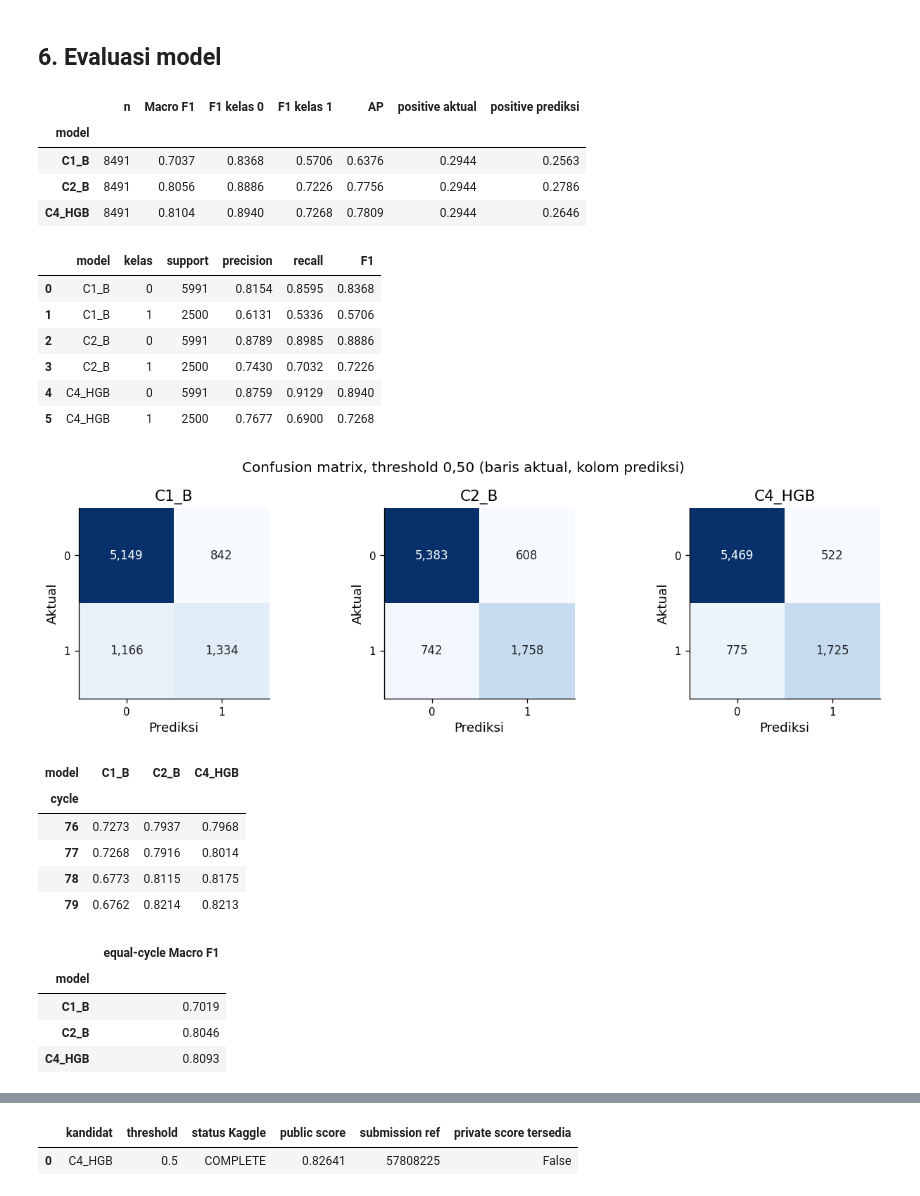
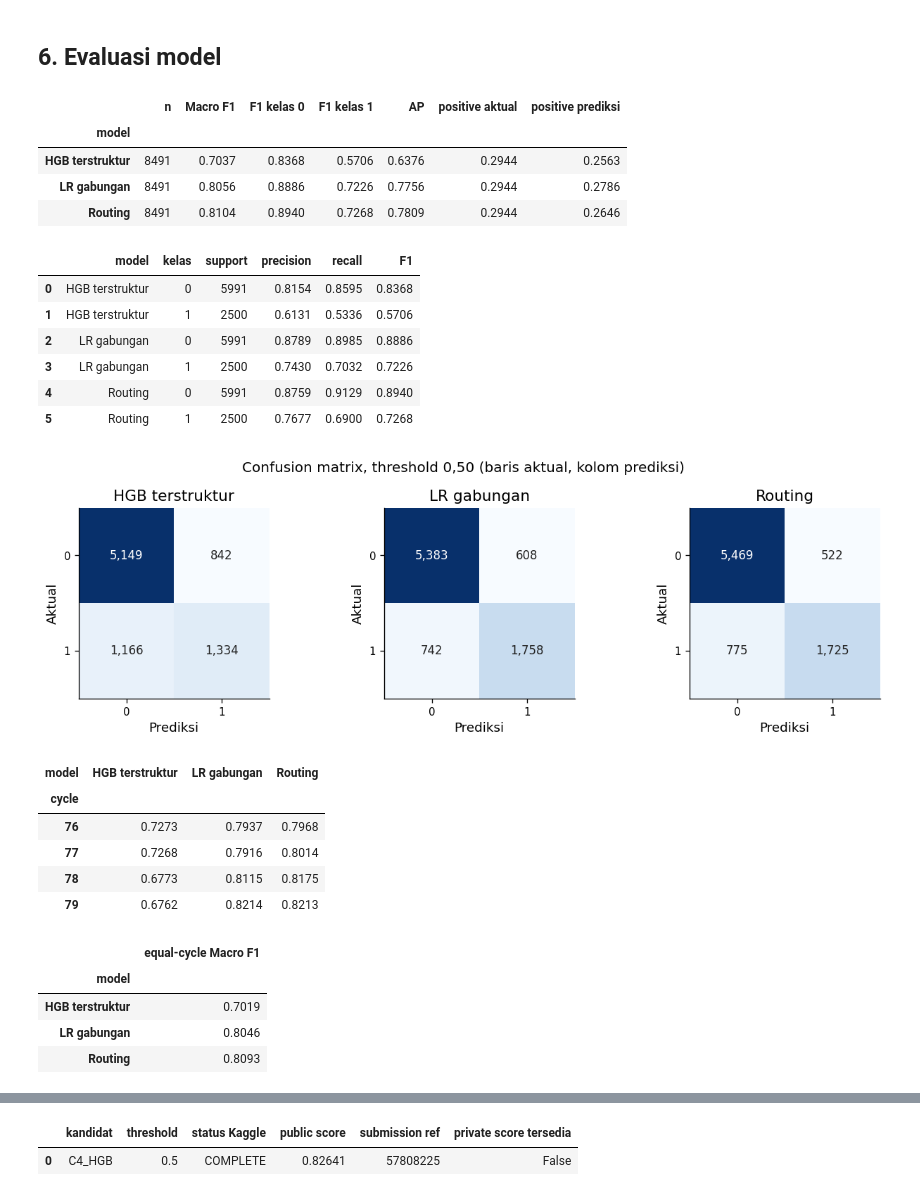
Before and after one commit to samindriano/tk2-kasdad, a Jupyter notebook: notebooks/samuel/final/TP2_Classification_A06_KasdudLovers_SamuelIndriano_2406400524.ipynb, the cells around one changed output, grey strips where cells are left out. Drawn from its saved outputs; the diff is of its cells as text; code cells hidden in the pictures.

```diff
--- a/notebooks/samuel/final/TP2_Classification_A06_KasdudLovers_SamuelIndriano_2406400524.ipynb
+++ b/notebooks/samuel/final/TP2_Classification_A06_KasdudLovers_SamuelIndriano_2406400524.ipynb
@@ -436,4 +438,6 @@ Tabel berikut berasal dari eksperimen historis terverifikasi. Primary menggabung
 # %%
+MODEL_LABELS = {"C0_A":"Majority", "C0_C":"LR dua fitur", "C1_A":"LR terstruktur", "C1_B":"HGB terstruktur", "C2_A":"LR teks", "C2_B":"LR gabungan", "C4_LR":"Routing fallback LR", "C4_HGB":"Routing"}
+
 def load_verified_history(round_name):
     folder = PROJECT_ROOT / f"reports/classification_{round_name}"
     result = json.loads((folder / "results.json").read_text(encoding="utf-8"))
@@ -459,7 +463,7 @@ for recipe, label in names.items():
 evolution_rows.append({"recipe":"C4_HGB","metode":"Hybrid + HGB availability routing",
     "Primary Macro F1":r2_primary["C4_HGB"]["metrics"]["macro_f1"],
     "H12 Macro F1":r2_h12["C4_HGB"]["metrics"]["macro_f1"]})
-evolution = pd.DataFrame(evolution_rows).set_index("recipe")
+evolution = pd.DataFrame(evolution_rows).set_index("recipe").rename(index=MODEL_LABELS).rename(index=MODEL_LABELS)
 display(evolution.round(5))
 ax=evolution[["Primary Macro F1","H12 Macro F1"]].plot.barh(color=["#276b86","#b45d36"],figsize=(9,4))
 ax.set(title="Historis: alasan beralih dari baseline ke routing", xlabel="Macro F1", xlim=(0,1),ylabel="")
@@ -469,10 +473,10 @@ threshold_rows = []
 for family, key in [("Primary", "primary"), ("H12 pooled", "secondary")]:
     for policy in ["fixed_0.5", "inner_pooled"]:
         cell = history_r2["aggregate"][key][policy]["C2_B"]
-        threshold_rows.append({"recipe": "C2_B", "keluarga": family, "policy": policy,
+        threshold_rows.append({"recipe": MODEL_LABELS["C2_B"], "keluarga": family, "policy": policy,
                                "Macro F1": cell["metrics"]["macro_f1"]})
         route = history_r2["aggregate"][key][policy]["C4_HGB"]
-        threshold_rows.append({"recipe": "C4_HGB", "keluarga": family, "policy": policy,
+        threshold_rows.append({"recipe": MODEL_LABELS["C4_HGB"], "keluarga": family, "policy": policy,
                                "Macro F1": route["metrics"]["macro_f1"]})
 display(pd.DataFrame(threshold_rows).pivot_table(index=["recipe", "keluarga"], columns="policy",
                                                  values="Macro F1").round(4))
@@ -482,7 +486,7 @@ for recipe in ["C2_B", "C4_LR", "C4_HGB"]:
     primary = r2_primary[recipe]
     h12 = r2_h12[recipe]
     route_comparison.append({
-        "recipe": recipe,
+        "recipe": MODEL_LABELS.get(recipe, recipe),
         "primary Macro F1": primary["metrics"]["macro_f1"],
         "H12 Macro F1": h12["metrics"]["macro_f1"],
         "primary stream-present F1": primary["subgroups"]["stream_present"]["macro_f1"],
@@ -490,7 +494,7 @@ for recipe in ["C2_B", "C4_LR", "C4_HGB"]:
         "H12 stream-present F1": h12["subgroups"]["stream_present"]["macro_f1"],
         "H12 stream-missing F1": h12["subgroups"]["stream_missing"]["macro_f1"],
     })
-display(pd.DataFrame(route_comparison).set_index("recipe").round(4))
+display(pd.DataFrame(route_comparison).set_index("recipe").rename(index=MODEL_LABELS).rename(index=MODEL_LABELS).round(4))
 # %% [output]
 |  | metode | Primary Macro F1 | H12 Macro F1 |
 | recipe |  |  |  |
@@ -635,56 +639,56 @@ overall_rows = []
 class_rows = []
 for name, result in metric_results.items():
     m = result
-    overall_rows.append({"model": name, "n": m["n"], "Macro F1": m["macro_f1"],
+    overall_rows.append({"model": MODEL_LABELS.get(name, name), "n": m["n"], "Macro F1": m["macro_f1"],
                          "F1 kelas 0": m["per_class"][0]["f1"], "F1 kelas 1": m["per_class"][1]["f1"],
                          "AP": m["average_precision"], "positive aktual": m["positive_rate"],
                          "positive prediksi": m["positive_prediction_rate"]})
     for cls in m["per_class"]:
-        class_rows.append({"model": name, "kelas": cls["label"], "support": cls["support"],
+        class_rows.append({"model": MODEL_LABELS.get(name, name), "kelas": cls["label"], "support": cls["support"],
                            "precision": cls["precision"], "recall": cls["recall"], "F1": cls["f1"]})
 overall_table = pd.DataFrame(overall_rows).set_index("model")
 display(overall_table.style.format("{:.4f}", subset=["Macro F1", "F1 kelas 0", "F1 kelas 1", "AP", "positive aktual", "positive prediksi"]))
 display(pd.DataFrame(class_rows).style.format({"precision": "{:.4f}", "recall": "{:.4f}", "F1": "{:.4f}"}))
 
 fig, axes = plt.subplots(1, 3, figsize=(11, 3.4))
 for ax, (name, result) in zip(axes, metric_results.items()):
     cm = np.asarray(result["confusion_matrix"])
     ax.imshow(cm, cmap="Blues")
-    ax.set(title=name, xlabel="Prediksi", ylabel="Aktual", xticks=[0, 1], yticks=[0, 1])
+    ax.set(title=MODEL_LABELS.get(name, name), xlabel="Prediksi", ylabel="Aktual", xticks=[0, 1], yticks=[0, 1])
     for (i, j), value in np.ndenumerate(cm):
         ax.text(j, i, f"{value:,}", ha="center", va="center",
                 color="white" if value > cm.max() * 0.55 else "#222222")
 fig.suptitle("Confusion matrix, threshold 0,50 (baris aktual, kolom prediksi)")
 plt.tight_layout()
 plt.show()
 
 cycle_rows = []
 for name, p in probabilities.items():
     for cycle in sorted(np.unique(validation_cycles)):
         mask = validation_cycles == cycle
         m = binary_metrics(y_valid[mask], p[mask], threshold)
-        cycle_rows.append({"model": name, "cycle": int(cycle), "n": int(mask.sum()),
+        cycle_rows.append({"model": MODEL_LABELS.get(name, name), "cycle": int(cycle), "n": int(mask.sum()),
                            "Macro F1": m["macro_f1"], "prevalence": m["positive_rate"],
                            "positive prediksi": m["positive_prediction_rate"]})
 cycle_table = pd.DataFrame(cycle_rows)
 display(cycle_table.pivot(index="cycle", columns="model", values="Macro F1").round(4))
 equal_cycle = cycle_table.groupby("model")["Macro F1"].mean().rename("equal-cycle Macro F1")
 display(equal_cycle.to_frame().round(4))
 # %% [output]
 |  | n | Macro F1 | F1 kelas 0 | F1 kelas 1 | AP | positive aktual | positive prediksi |
 | model |  |  |  |  |  |  |  |
-| C1_B | 8491 | 0.7037 | 0.8368 | 0.5706 | 0.6376 | 0.2944 | 0.2563 |
-| C2_B | 8491 | 0.8056 | 0.8886 | 0.7226 | 0.7756 | 0.2944 | 0.2786 |
-| C4_HGB | 8491 | 0.8104 | 0.8940 | 0.7268 | 0.7809 | 0.2944 | 0.2646 |
+| HGB terstruktur | 8491 | 0.7037 | 0.8368 | 0.5706 | 0.6376 | 0.2944 | 0.2563 |
+| LR gabungan | 8491 | 0.8056 | 0.8886 | 0.7226 | 0.7756 | 0.2944 | 0.2786 |
+| Routing | 8491 | 0.8104 | 0.8940 | 0.7268 | 0.7809 | 0.2944 | 0.2646 |
 |  | model | kelas | support | precision | recall | F1 |
-| 0 | C1_B | 0 | 5991 | 0.8154 | 0.8595 | 0.8368 |
-| 1 | C1_B | 1 | 2500 | 0.6131 | 0.5336 | 0.5706 |
-| 2 | C2_B | 0 | 5991 | 0.8789 | 0.8985 | 0.8886 |
-| 3 | C2_B | 1 | 2500 | 0.7430 | 0.7032 | 0.7226 |
-| 4 | C4_HGB | 0 | 5991 | 0.8759 | 0.9129 | 0.8940 |
-| 5 | C4_HGB | 1 | 2500 | 0.7677 | 0.6900 | 0.7268 |
+| 0 | HGB terstruktur | 0 | 5991 | 0.8154 | 0.8595 | 0.8368 |
+| 1 | HGB terstruktur | 1 | 2500 | 0.6131 | 0.5336 | 0.5706 |
+| 2 | LR gabungan | 0 | 5991 | 0.8789 | 0.8985 | 0.8886 |
+| 3 | LR gabungan | 1 | 2500 | 0.7430 | 0.7032 | 0.7226 |
+| 4 | Routing | 0 | 5991 | 0.8759 | 0.9129 | 0.8940 |
+| 5 | Routing | 1 | 2500 | 0.7677 | 0.6900 | 0.7268 |
-[figure, old version]
+[figure, new version]
-| model | C1_B | C2_B | C4_HGB |
+| model | HGB terstruktur | LR gabungan | Routing |
 | cycle |  |  |  |
 | 76 | 0.7273 | 0.7937 | 0.7968 |
 | 77 | 0.7268 | 0.7916 | 0.8014 |
@@ -692,7 +696,7 @@ display(equal_cycle.to_frame().round(4))
 | 79 | 0.6762 | 0.8214 | 0.8213 |
 |  | equal-cycle Macro F1 |
 | model |  |
-| C1_B | 0.7019 |
-| C2_B | 0.8046 |
-| C4_HGB | 0.8093 |
+| HGB terstruktur | 0.7019 |
+| LR gabungan | 0.8046 |
+| Routing | 0.8093 |
 # %% [markdown]
```
Also changed, not shown: parts of 10 cells of this notebook, 3 other files.
